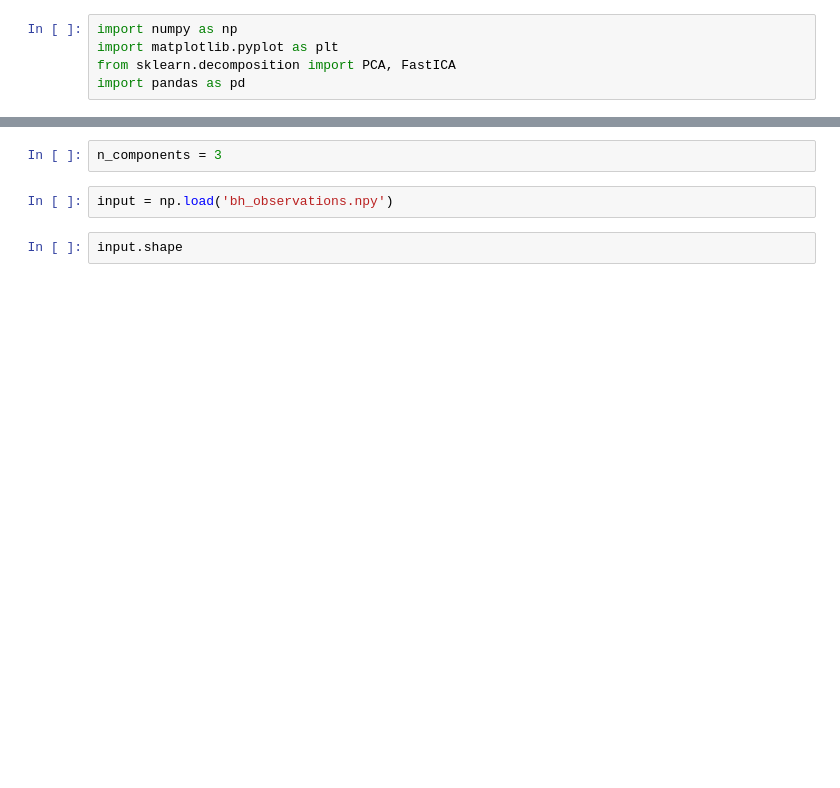
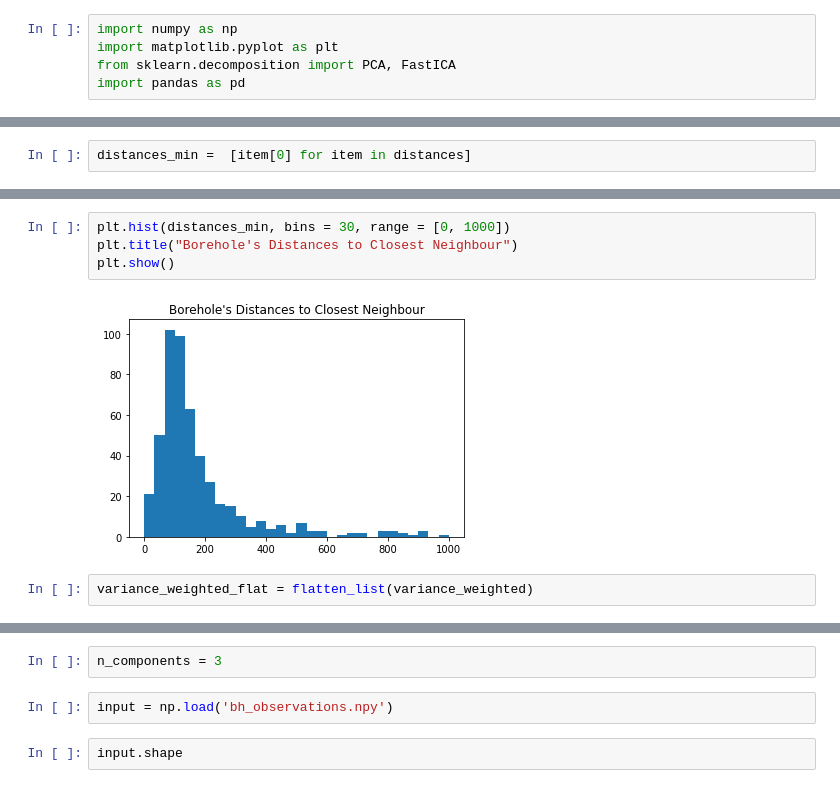
Before and after one commit to bqianz/film, a Jupyter notebook: components_analysis/ICA_horizontal.ipynb, the cells around one changed output, grey strips where cells are left out. Drawn from its saved outputs; the diff is of its cells as text; blank space fills up the shorter version.

```diff
--- a/components_analysis/ICA_horizontal.ipynb
+++ b/components_analysis/ICA_horizontal.ipynb
@@ -41,0 +122,2 @@ def plot_gmplot(input, channel=0, map_name='gmap.html', size=50):
+# %%
+distances_min =  [item[0] for item in distances]
@@ -41,0 +132,8 @@ def plot_gmplot(input, channel=0, map_name='gmap.html', size=50):
+# %%
+plt.hist(distances_min, bins = 30, range = [0, 1000])
+plt.title("Borehole's Distances to Closest Neighbour")
+plt.show()
+# %% [output]
+[figure, added]
+# %%
+variance_weighted_flat = flatten_list(variance_weighted)
```
Also changed, not shown: parts of 32 cells of this notebook, 1 other file.
